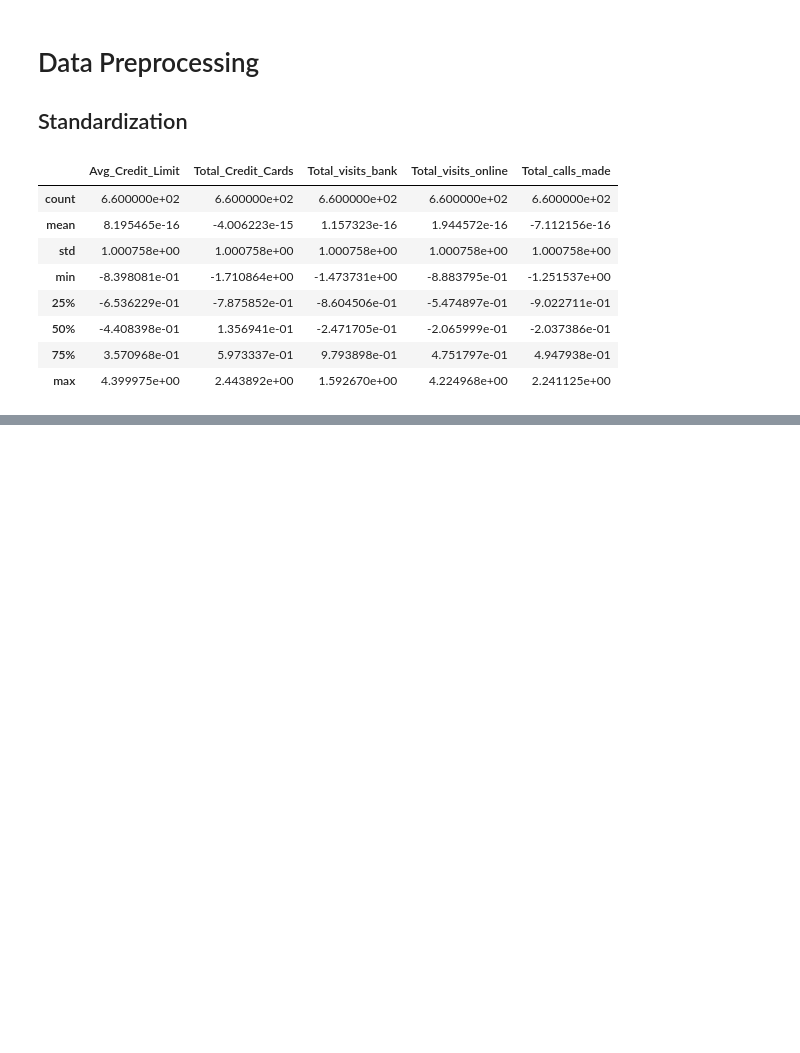
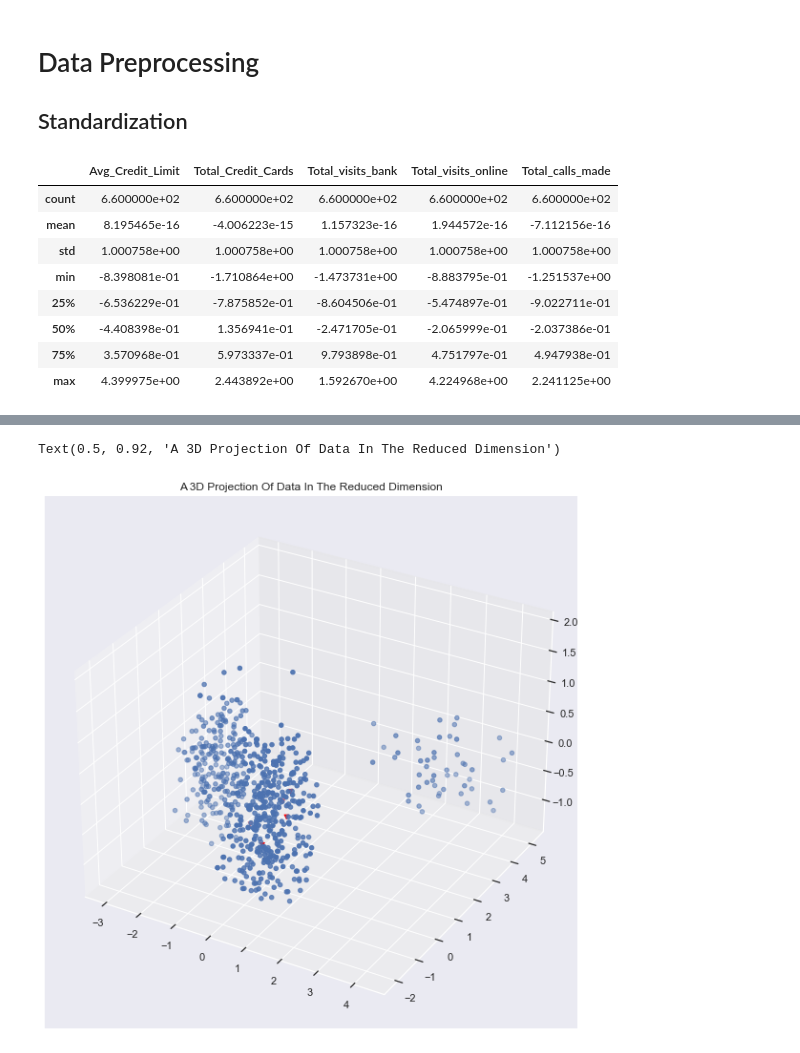
Before and after one commit to anovaYa/DA-Projects, a Jupyter notebook: credit-card-data/Credit Card Analytics.ipynb, the cells around one changed output, grey strips where cells are left out. Saved outputs shown, nothing was run; the diff lists cells and outputs as text; code cells hidden in the pictures; blank space fills up the shorter version.

```diff
--- a/credit-card-data/Credit Card Analytics.ipynb
+++ b/credit-card-data/Credit Card Analytics.ipynb
@@ -121,0 +125,9 @@ plt.scatter(XPCAreduced[:, 0],  XPCAreduced[:, 2], c=XPCAreduced[:, 1], cmap='ho
+# %%
+fig = plt.figure(figsize=(10,15))
+ax = fig.add_subplot(111, projection="3d")
+ax.scatter(XPCAreduced[:, 0],XPCAreduced[:, 1],XPCAreduced[:, 2])
+ax.scatter(loadings[0], loadings[1],loadings[2], c='red', marker='v')
+ax.set_title("A 3D Projection Of Data In The Reduced Dimension")
+# %% [output]
+Text(0.5, 0.92, 'A 3D Projection Of Data In The Reduced Dimension')
+[figure, added]
```
Also changed, not shown: parts of 15 cells of this notebook.
